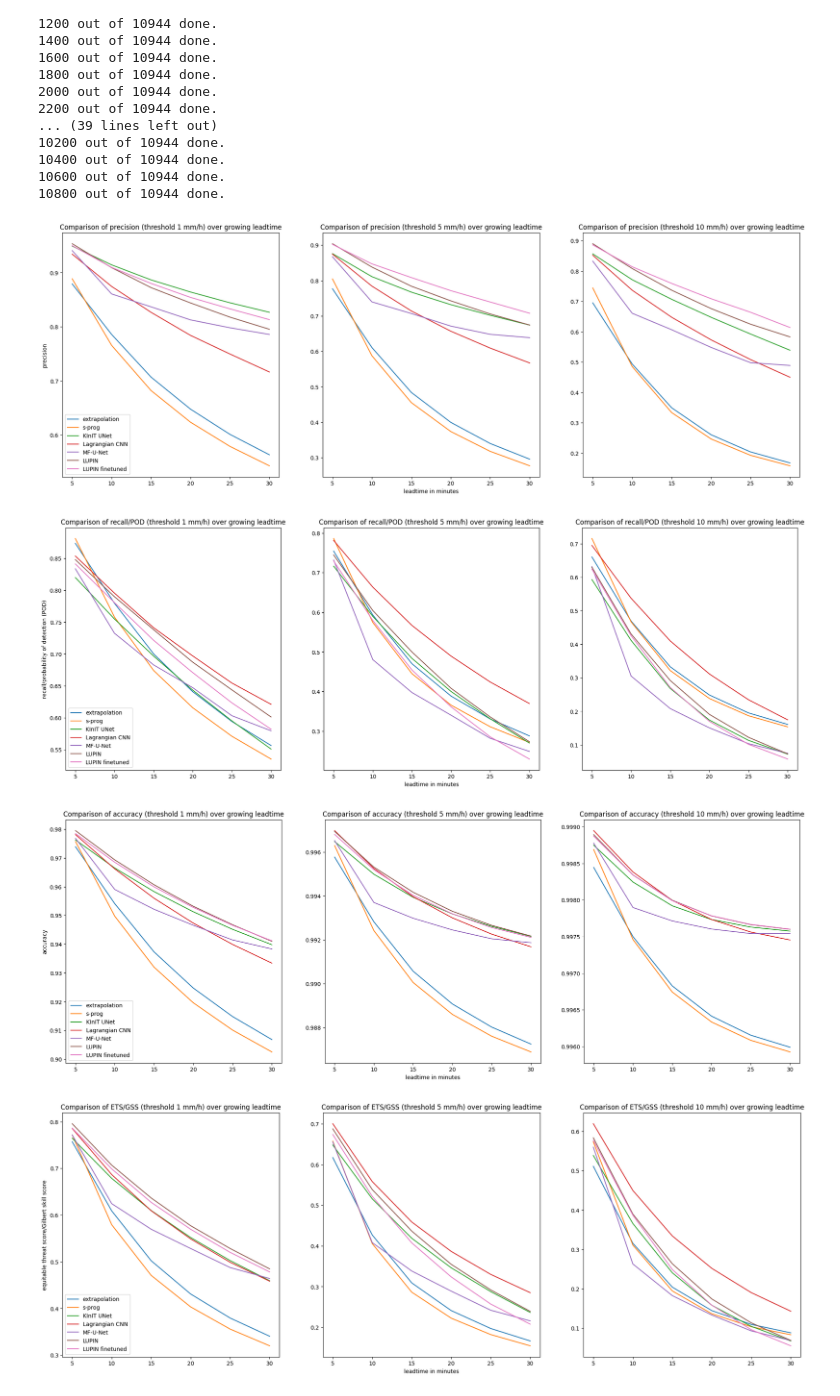
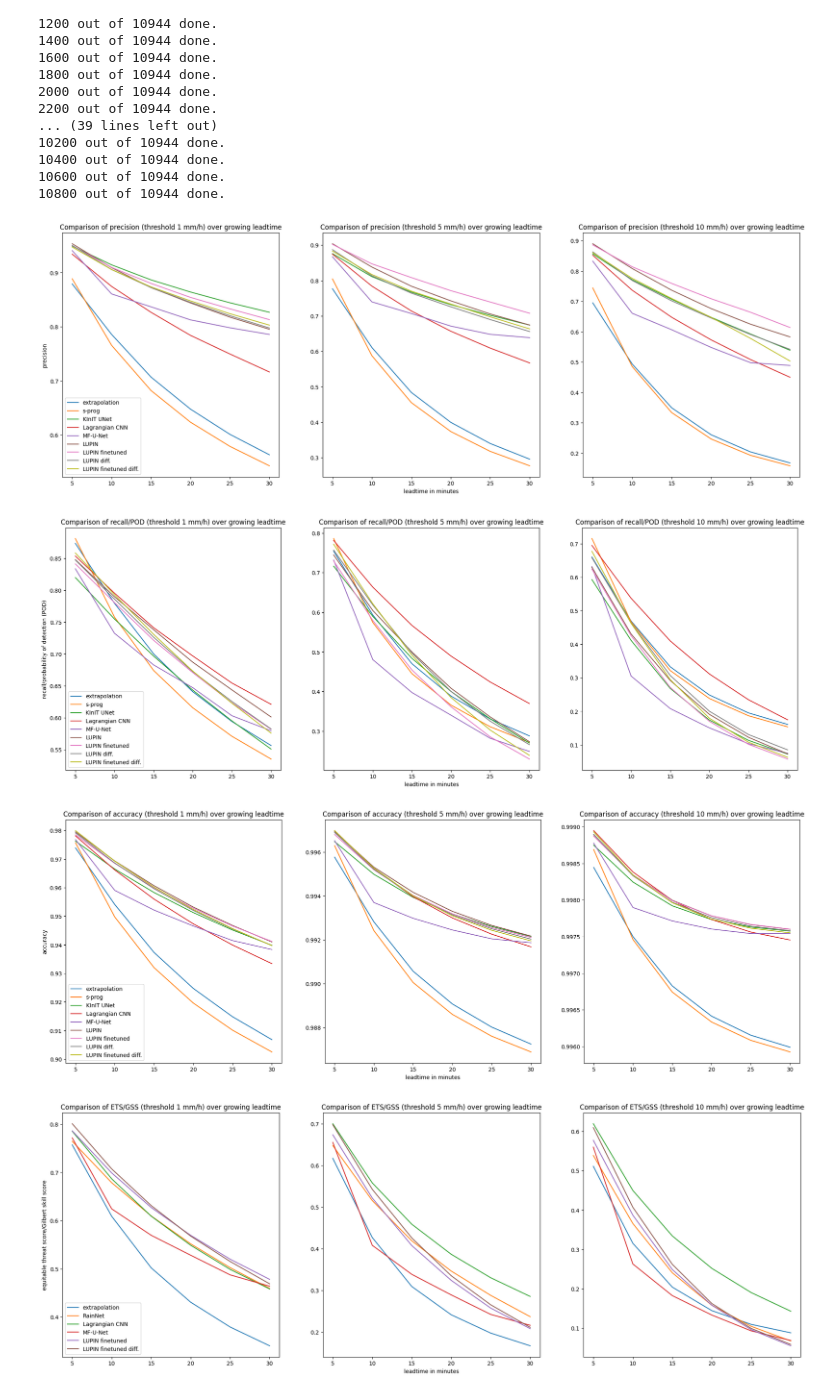
Before and after one commit to kinit-sk/softec-lagrangian-nowcasting, a Jupyter notebook: evaluation.ipynb, the cells around one changed output. Drawn from its saved outputs; the diff is of its cells as text; code cells hidden in the pictures.

```diff
--- a/evaluation.ipynb
+++ b/evaluation.ipynb
@@ -445,6 +510,18 @@ accuracy_lupin_ft = np.zeros((len(thresholds), 6), dtype=np.float64)
 ets_lupin_ft = np.zeros((len(thresholds), 6), dtype=np.float64)
 far_lupin_ft = np.zeros((len(thresholds), 6), dtype=np.float64)
 
+precision_lupin_diff = np.zeros((len(thresholds), 6), dtype=np.float64)
+recall_lupin_diff = np.zeros((len(thresholds), 6), dtype=np.float64)
+accuracy_lupin_diff = np.zeros((len(thresholds), 6), dtype=np.float64)
+ets_lupin_diff = np.zeros((len(thresholds), 6), dtype=np.float64)
+far_lupin_diff = np.zeros((len(thresholds), 6), dtype=np.float64)
+
+precision_lupin_ft_diff = np.zeros((len(thresholds), 6), dtype=np.float64)
+recall_lupin_ft_diff = np.zeros((len(thresholds), 6), dtype=np.float64)
+accuracy_lupin_ft_diff = np.zeros((len(thresholds), 6), dtype=np.float64)
+ets_lupin_ft_diff = np.zeros((len(thresholds), 6), dtype=np.float64)
+far_lupin_ft_diff = np.zeros((len(thresholds), 6), dtype=np.float64)
+
 precision_mf = np.zeros((len(thresholds), 6), dtype=np.float64)
 recall_mf = np.zeros((len(thresholds), 6), dtype=np.float64)
 accuracy_mf = np.zeros((len(thresholds), 6), dtype=np.float64)
@@ -460,6 +537,8 @@ for i in range(len(thresholds)):
         precision_mf[i, j], recall_mf[i, j], accuracy_mf[i, j], ets_mf[i, j], far_mf[i, j] = get_disc_metrics(tot_tn_mf[i,j], tot_fp_mf[i,j], tot_fn_mf[i,j], tot_tp_mf[i,j])
         precision_lupin[i, j], recall_lupin[i, j], accuracy_lupin[i, j], ets_lupin[i, j], far_lupin[i, j] = get_disc_metrics(tot_tn_lupin[i,j], tot_fp_lupin[i,j], tot_fn_lupin[i,j], tot_tp_lupin[i,j])
         precision_lupin_ft[i, j], recall_lupin_ft[i, j], accuracy_lupin_ft[i, j], ets_lupin_ft[i, j], far_lupin_ft[i, j] = get_disc_metrics(tot_tn_lupin_ft[i,j], tot_fp_lupin_ft[i,j], tot_fn_lupin_ft[i,j], tot_tp_lupin_ft[i,j])
+        precision_lupin_diff[i, j], recall_lupin_diff[i, j], accuracy_lupin_diff[i, j], ets_lupin_diff[i, j], far_lupin_diff[i, j] = get_disc_metrics(tot_tn_lupin_diff[i,j], tot_fp_lupin_diff[i,j], tot_fn_lupin_diff[i,j], tot_tp_lupin_diff[i,j])
+        precision_lupin_ft_diff[i, j], recall_lupin_ft_diff[i, j], accuracy_lupin_ft_diff[i, j], ets_lupin_ft_diff[i, j], far_lupin_ft_diff[i, j] = get_disc_metrics(tot_tn_lupin_ft_diff[i,j], tot_fp_lupin_ft_diff[i,j], tot_fn_lupin_ft_diff[i,j], tot_tp_lupin_ft_diff[i,j])
 # %%
 # precision plot
 %matplotlib inline
@@ -474,6 +553,8 @@ for i, ax in enumerate(axes):
     ax.plot(x, precision_mf[i,:], label='MF-U-Net')
     ax.plot(x, precision_lupin[i,:], label='LUPIN')
     ax.plot(x, precision_lupin_ft[i,:], label='LUPIN finetuned')
+    ax.plot(x, precision_lupin_diff[i,:], label='LUPIN diff.')
+    ax.plot(x, precision_lupin_ft_diff[i,:], label='LUPIN finetuned diff.')
 
     ax.set_title(f'Comparison of precision (threshold {thresholds_mmh[i]} mm/h) over growing leadtime')
 
@@ -482,7 +563,7 @@ axes[0].legend(loc="lower left")
 axes[1].set_xlabel("leadtime in minutes")
 plt.show()
 # %% [output]
-[figure, old version]
+[figure, new version]
 # %%
 # recall/POD plot
 %matplotlib inline
@@ -496,6 +577,8 @@ for i, ax in enumerate(axes):
     ax.plot(x, recall_mf[i,:], label='MF-U-Net')
     ax.plot(x, recall_lupin[i,:], label='LUPIN')
     ax.plot(x, recall_lupin_ft[i,:], label='LUPIN finetuned')
+    ax.plot(x, recall_lupin_diff[i,:], label='LUPIN diff.')
+    ax.plot(x, recall_lupin_ft_diff[i,:], label='LUPIN finetuned diff.')
 
     ax.set_title(f'Comparison of recall/POD (threshold {thresholds_mmh[i]} mm/h) over growing leadtime')
 
@@ -504,7 +587,7 @@ axes[0].legend(loc="lower left")
 axes[1].set_xlabel("leadtime in minutes")
 plt.show()
 # %% [output]
-[figure, old version]
+[figure, new version]
 # %%
 # accuracy plot
 %matplotlib inline
@@ -518,6 +601,8 @@ for i, ax in enumerate(axes):
     ax.plot(x, accuracy_mf[i,:], label='MF-U-Net')
     ax.plot(x, accuracy_lupin[i,:], label='LUPIN')
     ax.plot(x, accuracy_lupin_ft[i,:], label='LUPIN finetuned')
+    ax.plot(x, accuracy_lupin_diff[i,:], label='LUPIN diff.')
+    ax.plot(x, accuracy_lupin_ft_diff[i,:], label='LUPIN finetuned diff.')
 
     ax.set_title(f'Comparison of accuracy (threshold {thresholds_mmh[i]} mm/h) over growing leadtime')
 
@@ -526,29 +611,31 @@ axes[0].legend(loc="lower left")
 axes[1].set_xlabel("leadtime in minutes")
 plt.show()
 # %% [output]
-[figure, old version]
+[figure, new version]
 # %%
 # ets/gss plot
 %matplotlib inline
 x = [5,10,15,20,25,30]
 fig, axes = plt.subplots(figsize=(24,8), nrows=1, ncols=3, gridspec_kw={'width_ratios': [8,8,8]})
 for i, ax in enumerate(axes):
     ax.plot(x, ets_sp[i,:], '-', label='extrapolation')
-    ax.plot(x, ets_ep[i,:], '-', label='s-prog')
-    ax.plot(x, ets_nn[i,:], '-', label='KInIT UNet')
+    # ax.plot(x, ets_ep[i,:], '-', label='s-prog')
+    ax.plot(x, ets_nn[i,:], '-', label='RainNet')
     ax.plot(x, ets_lc[i,:], label='Lagrangian CNN')
     ax.plot(x, ets_mf[i,:], label='MF-U-Net')
-    ax.plot(x, ets_lupin[i,:], label='LUPIN')
+    # ax.plot(x, ets_lupin[i,:], label='LUPIN')
     ax.plot(x, ets_lupin_ft[i,:], label='LUPIN finetuned')
+    # ax.plot(x, ets_lupin_diff[i,:], label='LUPIN diff.')
+    ax.plot(x, ets_lupin_ft_diff[i,:], label='LUPIN finetuned diff.')
 
     ax.set_title(f'Comparison of ETS/GSS (threshold {thresholds_mmh[i]} mm/h) over growing leadtime')
 
 axes[0].set_ylabel("equitable threat score/Gilbert skill score")
 axes[0].legend(loc="lower left")
 axes[1].set_xlabel("leadtime in minutes")
 plt.show()
 # %% [output]
-[figure, old version]
+[figure, new version]
 # %%
 # far plot
 %matplotlib inline
```
Also changed, not shown: parts of 8 cells of this notebook, 6 other files.
